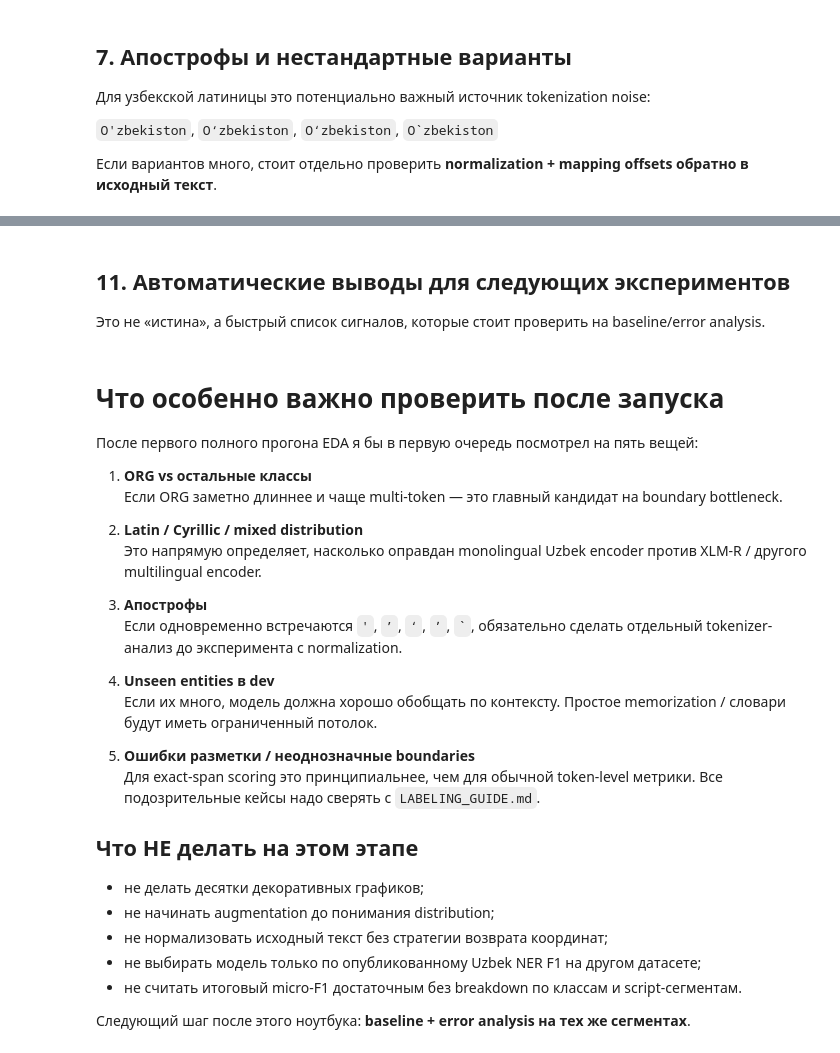
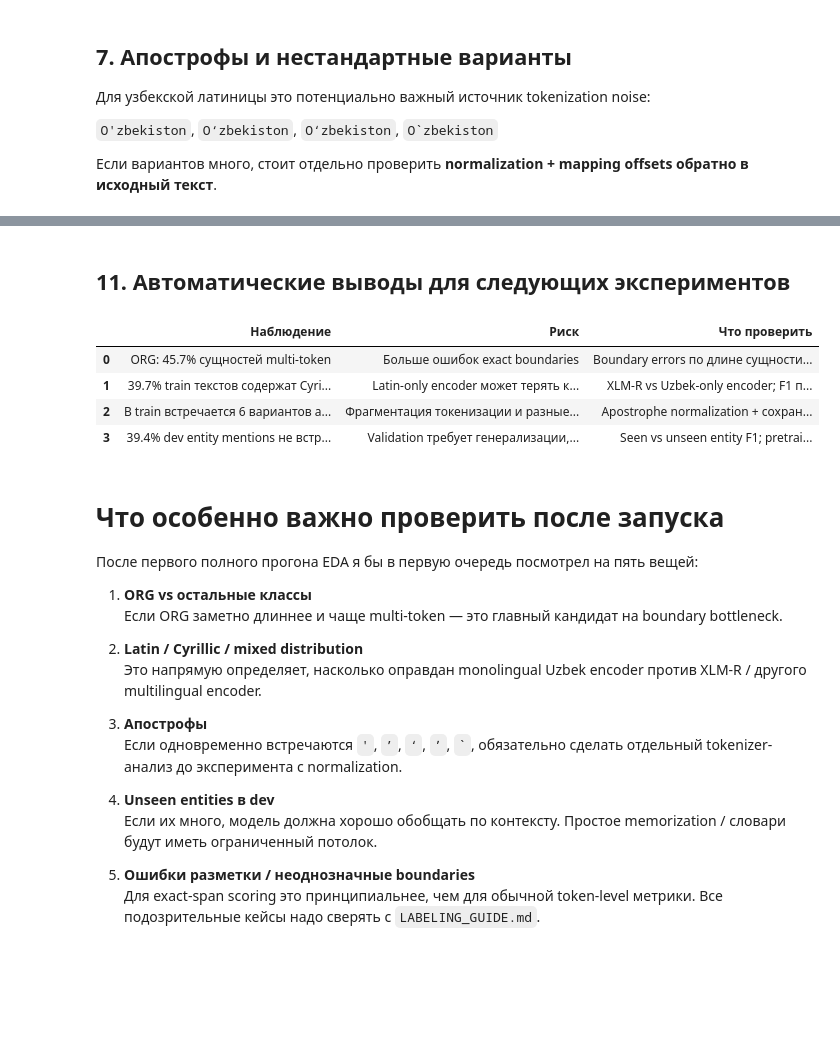
Before and after one commit to xaeliudzyh/multiscript-uzbek-ner, a Jupyter notebook: 01_eda_uzbek_ner.ipynb, the cells around one changed output, grey strips where cells are left out. Saved outputs shown, nothing was run; the diff lists cells and outputs as text; code cells hidden in the pictures; blank space fills up the shorter version.

```diff
--- a/01_eda_uzbek_ner.ipynb
+++ b/01_eda_uzbek_ner.ipynb
@@ -28,7 +26,7 @@ pd.set_option("display.max_colwidth", 180)
 
 # Если ноутбук лежит в notebooks/, оставь ROOT = Path("..")
 # Если запускаешь из корня проекта — поменяй на Path(".")
-ROOT = Path("..")
+ROOT = Path(".")
 DATA_DIR = ROOT / "data"
 
 TRAIN_PATH = DATA_DIR / "train.jsonl"
@@ -505,7 +661,5 @@ display(ambiguous.head(25))
 # %% [markdown]
 ## 11. Автоматические выводы для следующих экспериментов
-
-Это не «истина», а быстрый список сигналов, которые стоит проверить на baseline/error analysis.
 # %%
 findings = []
 
@@ -530,7 +684,10 @@ if len(multi) and multi.max() > 0.35:
     })
 
 # 3. Mixed / Cyrillic
-script_share = train_docs["script"].value_counts(normalize=True)
+script_share = (
+    docs.loc[docs["split"] == "train", "script"]
+    .value_counts(normalize=True)
+)
 non_latin = script_share.get("mixed", 0) + script_share.get("cyrillic", 0)
 if non_latin > 0.1:
     findings.append({
@@ -552,33 +709,39 @@ if used_variants >= 3:
 # 5. Unseen
 unseen_share = (~dev_seen).mean() if len(dev_seen) else np.nan
 if pd.notna(unseen_share) and unseen_share > 0.3:
     findings.append({
         "Наблюдение": f"{unseen_share:.1%} dev entity mentions не встречались в train",
         "Риск": "Validation требует генерализации, а не только запоминания",
         "Что проверить": "Seen vs unseen entity F1; pretrained multilingual encoders"
     })
 
 # 6. Audit
 if not audit.empty:
     findings.append({
         "Наблюдение": f"Найдено {len(audit)} потенциальных проблем разметки",
         "Риск": "Шум напрямую снижает потолок exact-span F1",
         "Что проверить": "Ручной просмотр audit-выборки и правила LABELING_GUIDE"
     })
 
 # 7. Duplicates
 if len(text_overlap) > 0:
     findings.append({
         "Наблюдение": f"{len(text_overlap)} exact duplicate texts между train и dev",
         "Риск": "Validation может быть оптимистичнее реальной генерализации",
         "Что проверить": "Метрики отдельно на duplicated/non-duplicated dev"
     })
 
 findings_df = pd.DataFrame(findings)
 if findings_df.empty:
     print("Явных автоматических красных флагов не найдено — переходи к ручному просмотру и baseline.")
 else:
     display(findings_df)
+# %% [output]
+|  | Наблюдение | Риск | Что проверить |
+| 0 | ORG: 45.7% сущностей multi-token | Больше ошибок exact boundaries | Boundary errors по длине сущности... |
+| 1 | 39.7% train текстов содержат Cyri... | Latin-only encoder может терять к... | XLM-R vs Uzbek-only encoder; F1 п... |
+| 2 | В train встречается 6 вариантов а... | Фрагментация токенизации и разные... | Apostrophe normalization + сохран... |
+| 3 | 39.4% dev entity mentions не встр... | Validation требует генерализации,... | Seen vs unseen entity F1; pretrai... |
 # %% [markdown]
 # Что особенно важно проверить после запуска
 
@@ -598,13 +761,3 @@ else:
 
 5. **Ошибки разметки / неоднозначные boundaries**
    Для exact-span scoring это принципиальнее, чем для обычной token-level метрики. Все подозрительные кейсы надо сверять с `LABELING_GUIDE.md`.
-
-## Что НЕ делать на этом этапе
-
-- не делать десятки декоративных графиков;
-- не начинать augmentation до понимания distribution;
-- не нормализовать исходный текст без стратегии возврата координат;
-- не выбирать модель только по опубликованному Uzbek NER F1 на другом датасете;
-- не считать итоговый micro-F1 достаточным без breakdown по классам и script-сегментам.
-
-Следующий шаг после этого ноутбука: **baseline + error analysis на тех же сегментах**.
```
Also changed, not shown: parts of 28 cells of this notebook, 4 other files.
